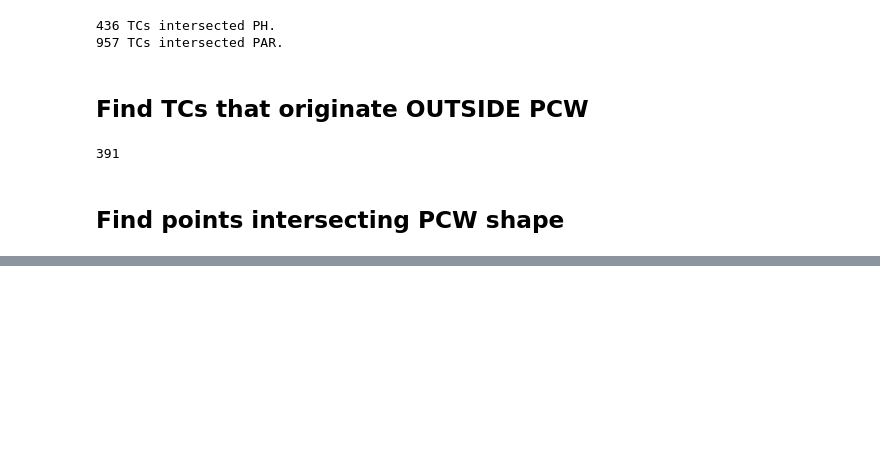
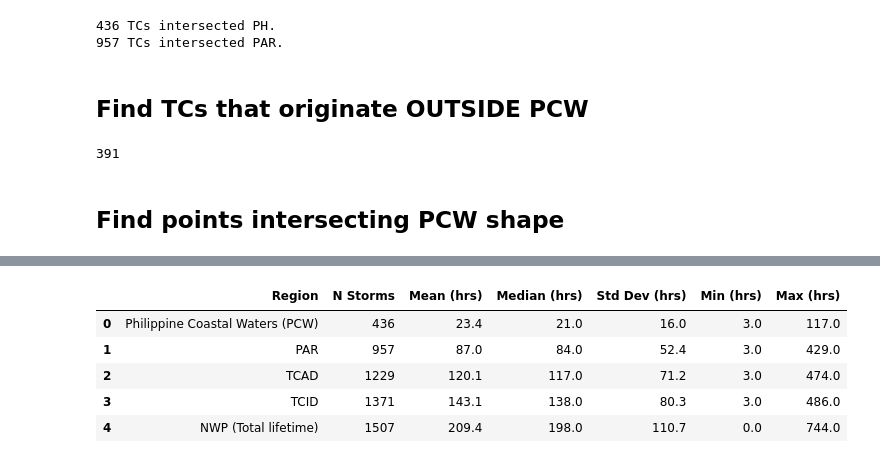
Before and after one commit to baracoma/tc-statistics, a Jupyter notebook: tc-characteristics.ipynb, the cells around one changed output, grey strips where cells are left out. Drawn from its saved outputs; the diff is of its cells as text; code cells hidden in the pictures; blank space fills up the shorter version.

Commit message:
included lifetime calculator

```diff
--- a/tc-characteristics.ipynb
+++ b/tc-characteristics.ipynb
@@ -308,0 +423,37 @@ KeyboardInterrupt:
+# %%
+# Ensure datetime
+gdf_tracks["ISO_TIME"] = pd.to_datetime(gdf_tracks["ISO_TIME"])
+
+# Group by SID and get start and end times
+nwp_lifetimes = (
+    gdf_tracks.groupby("SID")["ISO_TIME"]
+    .agg(["min", "max"])
+    .reset_index()
+)
+
+nwp_lifetimes["duration_hr"] = (
+    nwp_lifetimes["max"] - nwp_lifetimes["min"]
+).dt.total_seconds() / 3600
+
+# Compute NWP summary
+nwp_summary = {
+    "Region": "NWP (Total lifetime)",
+    "N Storms": len(nwp_lifetimes),
+    "Mean (hrs)": round(nwp_lifetimes["duration_hr"].mean(), 1),
+    "Median (hrs)": round(nwp_lifetimes["duration_hr"].median(), 1),
+    "Std Dev (hrs)": round(nwp_lifetimes["duration_hr"].std(), 1),
+    "Min (hrs)": round(nwp_lifetimes["duration_hr"].min(), 1),
+    "Max (hrs)": round(nwp_lifetimes["duration_hr"].max(), 1)
+}
+summary_data.append(nwp_summary)
+# %%
+df_duration_summary = pd.DataFrame(summary_data)
+df_duration_summary.to_csv("tc_duration_summary_by_domain_with_nwp.csv", index=False)
+df_duration_summary
+# %% [output]
+|  | Region | N Storms | Mean (hrs) | Median (hrs) | Std Dev (hrs) | Min (hrs) | Max (hrs) |
+| 0 | Philippine Coastal Waters (PCW) | 436 | 23.4 | 21.0 | 16.0 | 3.0 | 117.0 |
+| 1 | PAR | 957 | 87.0 | 84.0 | 52.4 | 3.0 | 429.0 |
+| 2 | TCAD | 1229 | 120.1 | 117.0 | 71.2 | 3.0 | 474.0 |
+| 3 | TCID | 1371 | 143.1 | 138.0 | 80.3 | 3.0 | 486.0 |
+| 4 | NWP (Total lifetime) | 1507 | 209.4 | 198.0 | 110.7 | 0.0 | 744.0 |
```
Also changed, not shown: parts of 14 cells of this notebook, 1 other file.
